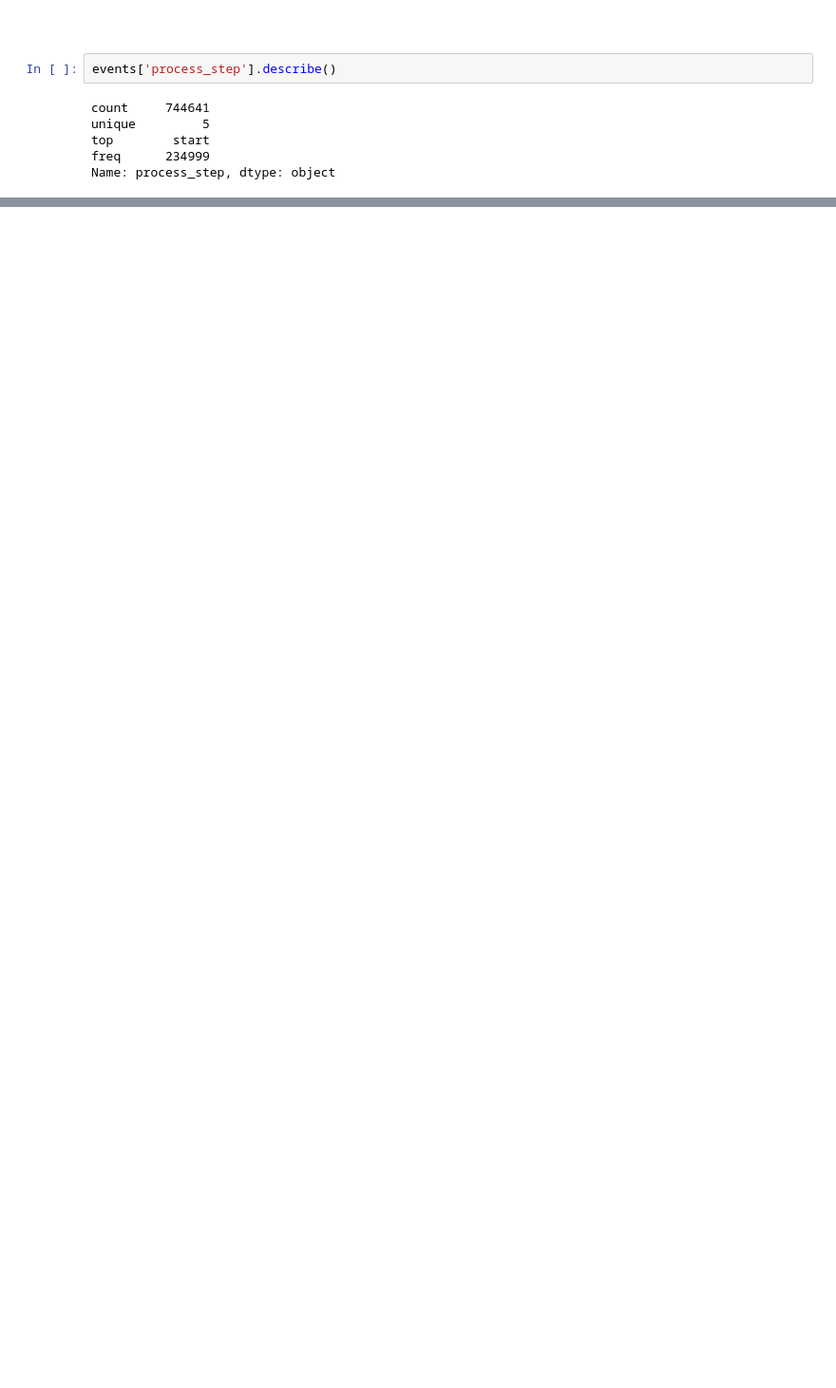
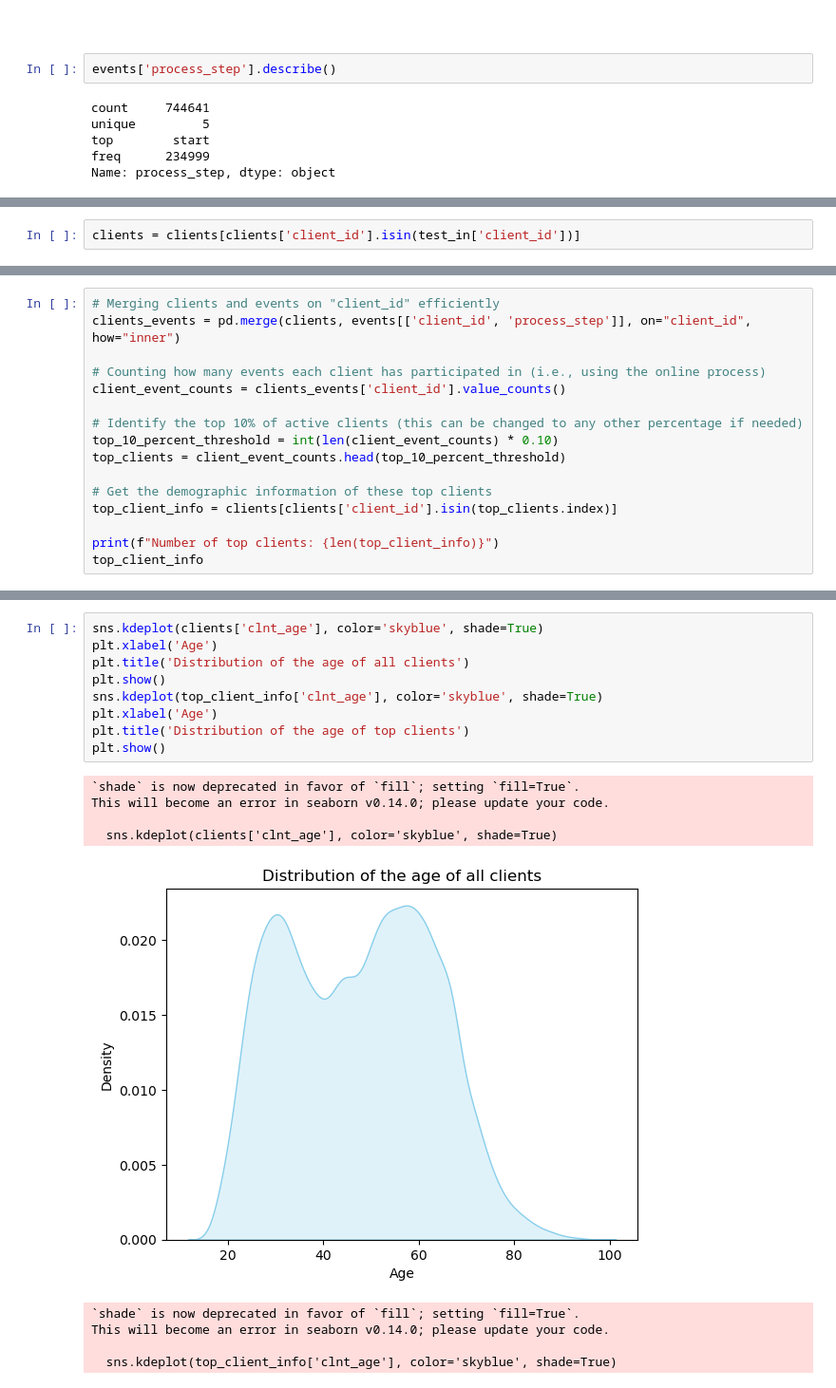
Before and after one commit to almudenamcastro/ironhack-w5-EDA, a Jupyter notebook: notebooks/main.ipynb, the cells around one changed output, grey strips where cells are left out. Shown at 95% size. Saved outputs shown, nothing was run; the diff lists cells and outputs as text; blank space fills up the shorter version.

```diff
--- a/notebooks/main.ipynb
+++ b/notebooks/main.ipynb
@@ -203,0 +279,2 @@ Name: process_step, dtype: object
+# %%
+clients = clients[clients['client_id'].isin(test_in['client_id'])]
@@ -203,0 +305,16 @@ Name: process_step, dtype: object
+# %%
+# Merging clients and events on "client_id" efficiently
+clients_events = pd.merge(clients, events[['client_id', 'process_step']], on="client_id", how="inner")
+
+# Counting how many events each client has participated in (i.e., using the online process)
+client_event_counts = clients_events['client_id'].value_counts()
+
+# Identify the top 10% of active clients (this can be changed to any other percentage if needed)
+top_10_percent_threshold = int(len(client_event_counts) * 0.10)
+top_clients = client_event_counts.head(top_10_percent_threshold)
+
+# Get the demographic information of these top clients
+top_client_info = clients[clients['client_id'].isin(top_clients.index)]
+
+print(f"Number of top clients: {len(top_client_info)}")
+top_client_info
@@ -203,0 +362,19 @@ Name: process_step, dtype: object
+# %%
+sns.kdeplot(clients['clnt_age'], color='skyblue', shade=True)
+plt.xlabel('Age')
+plt.title('Distribution of the age of all clients')
+plt.show()
+sns.kdeplot(top_client_info['clnt_age'], color='skyblue', shade=True)
+plt.xlabel('Age')
+plt.title('Distribution of the age of top clients')
+plt.show()
+# %% [output]
+`shade` is now deprecated in favor of `fill`; setting `fill=True`.
+This will become an error in seaborn v0.14.0; please update your code.
+
+  sns.kdeplot(clients['clnt_age'], color='skyblue', shade=True)
+[figure, added]
+`shade` is now deprecated in favor of `fill`; setting `fill=True`.
+This will become an error in seaborn v0.14.0; please update your code.
+
+  sns.kdeplot(top_client_info['clnt_age'], color='skyblue', shade=True)
```
Also changed, not shown: parts of 31 cells of this notebook.
